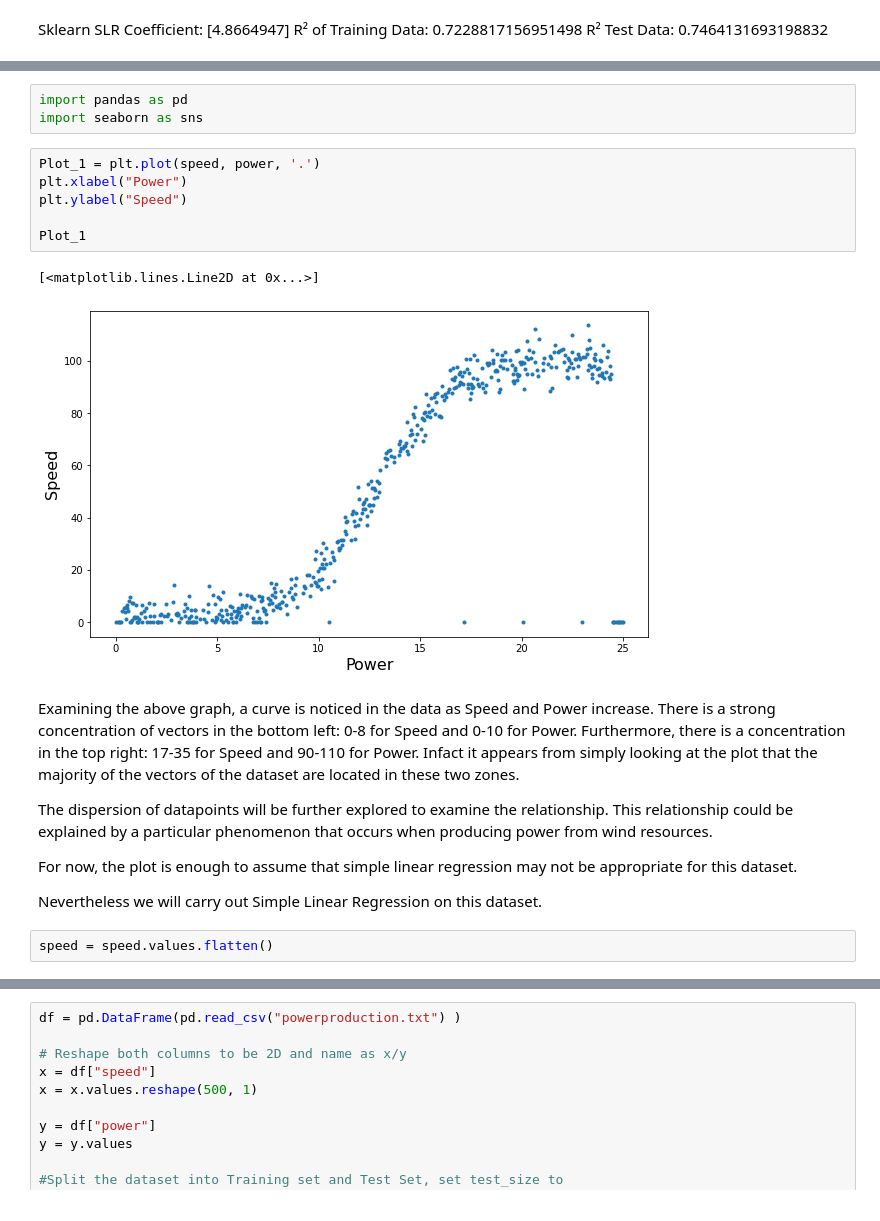
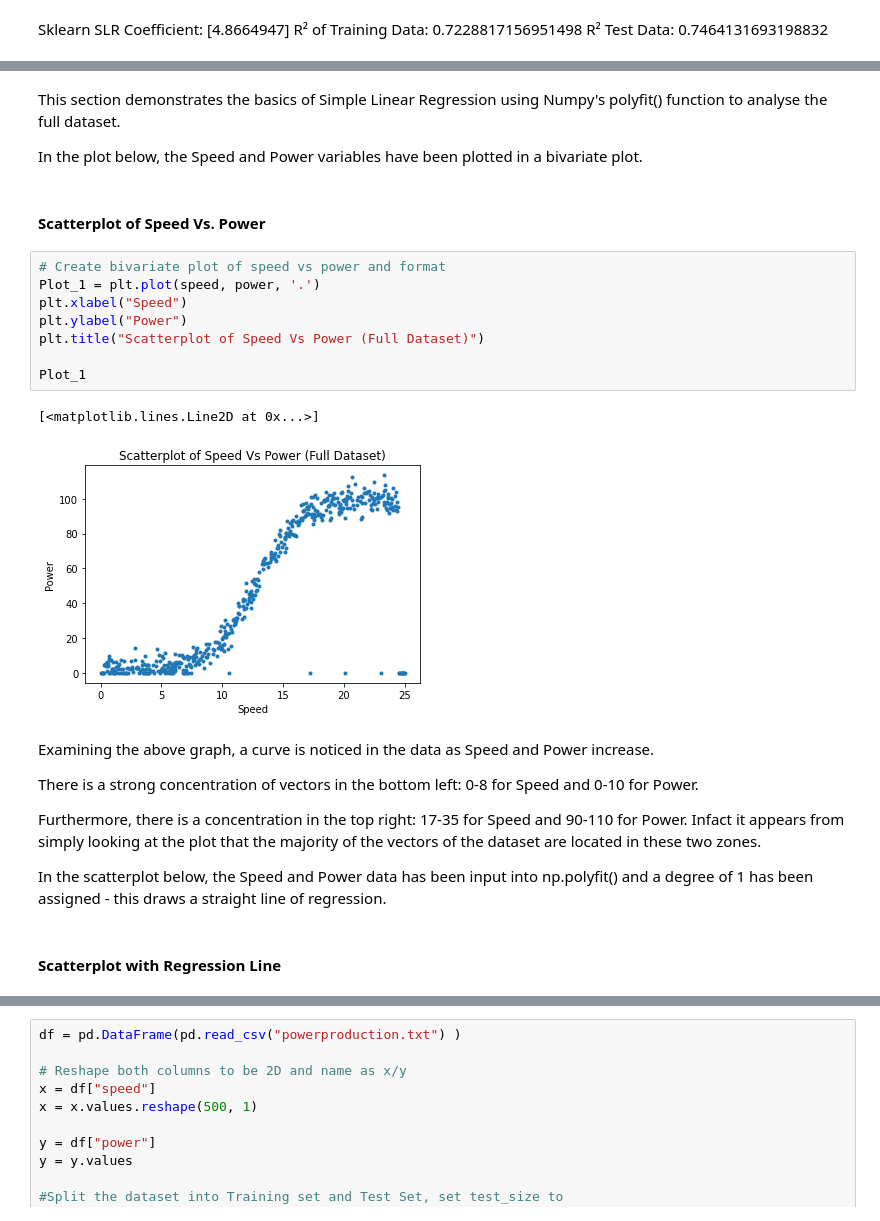
Before and after one commit to PJFinnerty/Project-2020-52446, a Jupyter notebook: Project-2020-PeterFinnerty.ipynb, the cells around one changed output, grey strips where cells are left out. Saved outputs shown, nothing was run; the diff lists cells and outputs as text.

```diff
--- a/Project-2020-PeterFinnerty.ipynb
+++ b/Project-2020-PeterFinnerty.ipynb
@@ -359,23 +395,28 @@ Following this, a straight line is plotted.
-# %%
-import pandas as pd
-import seaborn as sns
+# %% [markdown]
+This section demonstrates the basics of Simple Linear Regression using Numpy's polyfit() function to analyse the full dataset.
+
+In the plot below, the Speed and Power variables have been plotted in a bivariate plot.
+# %% [markdown]
+#### Scatterplot of Speed Vs. Power
 # %%
+# Create bivariate plot of speed vs power and format
 Plot_1 = plt.plot(speed, power, '.')
-plt.xlabel("Power")
-plt.ylabel("Speed")
+plt.xlabel("Speed")
+plt.ylabel("Power")
+plt.title("Scatterplot of Speed Vs Power (Full Dataset)")
 
 Plot_1
 # %% [output]
 [<matplotlib.lines.Line2D at 0x...>]
-[figure, old version]
+[figure, new version]
 # %% [markdown]
-Examining the above graph, a curve is noticed in the data as Speed and Power increase. There is a strong concentration of vectors in the bottom left: 0-8 for Speed and 0-10 for Power. Furthermore, there is a concentration in the top right: 17-35 for Speed and 90-110 for Power. Infact it appears from simply looking at the plot that the majority of the vectors of the dataset are located in these two zones.
+Examining the above graph, a curve is noticed in the data as Speed and Power increase.
 
-The dispersion of datapoints will be further explored to examine the relationship. This relationship could be explained by a particular phenomenon that occurs when producing power from wind resources.
+There is a strong concentration of vectors in the bottom left: 0-8 for Speed and 0-10 for Power.
 
-For now, the plot is enough to assume that simple linear regression may not be appropriate for this dataset.
+Furthermore, there is a concentration in the top right: 17-35 for Speed and 90-110 for Power. Infact it appears from simply looking at the plot that the majority of the vectors of the dataset are located in these two zones.
 
-Nevertheless we will carry out Simple Linear Regression on this dataset.
+In the scatterplot below, the Speed and Power data has been input into np.polyfit() and a degree of 1 has been assigned - this draws a straight line of regression.
-# %%
-speed = speed.values.flatten()
+# %% [markdown]
+#### Scatterplot with Regression Line
 # %%
```
Also changed, not shown: parts of 43 cells of this notebook, 1 other file.
